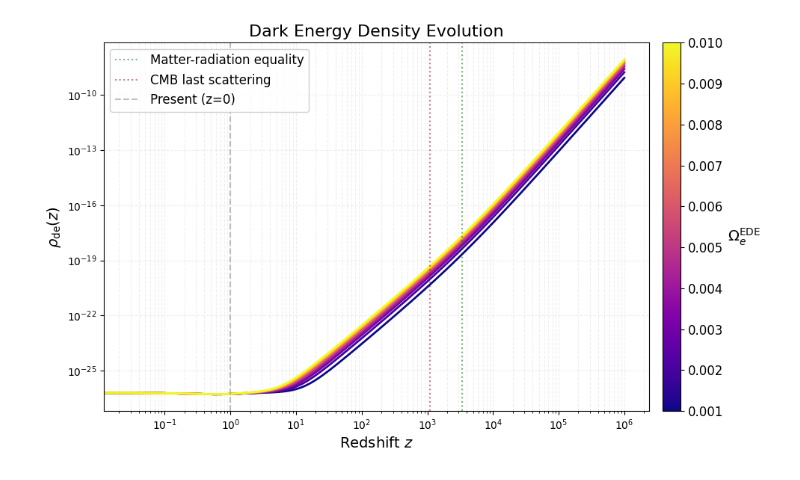
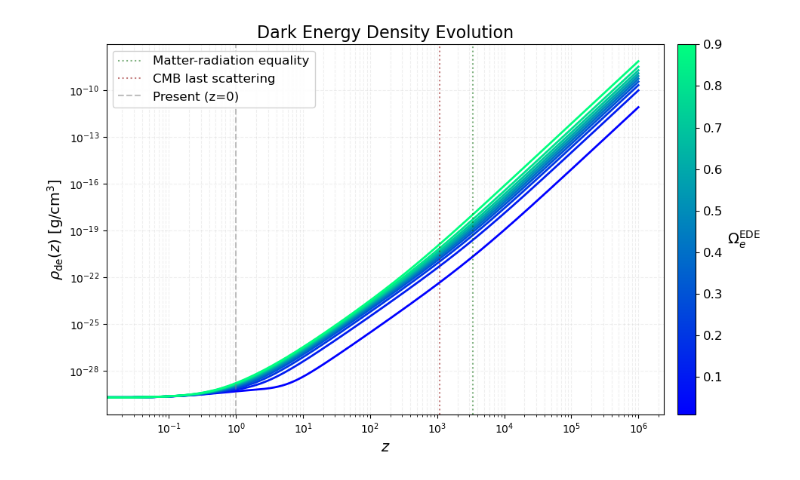
Before and after one commit to mazapataa/EDE, a Jupyter notebook: early.ipynb, the cells around one changed output. Cells and saved outputs as stored; diff of their text form; code cells hidden in the pictures.

Commit message:
q parameter

```diff
--- a/early.ipynb
+++ b/early.ipynb
@@ -8,7 +8,7 @@ import matplotlib.pyplot as plt
 
 # Constants and parameters
 Omega_ede0 = 0.7
-Omega_eEDE_values = np.linspace(0.001, 0.006, 6)
+Omega_eEDE_values = np.linspace(0.1, 0.9, 6)
 Omega_m0 = 0.3
 w0 = -1.0
 a_eq = 1/3400
@@ -54,7 +54,7 @@ for i, Omega_eEDE in enumerate(Omega_eEDE_values):
 plt.axhline(Omega_ede0, color='k', linestyle='--', alpha=0.5)
 plt.axvline(x=1, color='darkred', linestyle='--', alpha=0.5)
 plt.xlabel('a', fontsize=12)
-plt.ylabel(r'$\Omega_{\rm ede}(z)$', fontsize=12)
+plt.ylabel(r'$\Omega_{\rm ede}(a)$', fontsize=12)
 plt.title('Early Dark Energy Density', fontsize=14)
 plt.grid(True, which="both", ls="--", alpha=0.3)
 
@@ -74,7 +74,7 @@ plt.axvline(x=10, color='darkred', linestyle='--', alpha=0.5)
 plt.xlim(0, 1e6)
 plt.ylim(-1.0, 0.4)
 plt.gca().invert_xaxis()
-plt.xlabel('Redshift (z)', fontsize=12)
+plt.xlabel('z', fontsize=12)
 plt.ylabel(r'$w_{\rm ede}(z)$', fontsize=12)
 plt.title('EDE Equation of State', fontsize=14)
 plt.grid(True, which="both", ls="--", alpha=0.3)
@@ -111,15 +115,15 @@ from matplotlib.colors import Normalize
 # Cosmological parameters
 Omega_ede0 = 0.7          # Present EDE density
 Omega_m0 = 0.3            # Matter density
-Omega_r0 = 9e-5           # Radiation density
+Omega_r0 = 9e-4           # Radiation density
 w0 = -1.0                 # EDE equation of state parameter
 H0 = 70                   # Hubble constant [km/s/Mpc]
 
-a = np.logspace(0, -6, 100)  #
+
 
 
 # Early EDE values
-Omega_eEDE_values = np.linspace(0.001, 0.1, 10)
+Omega_eEDE_values = np.linspace(0.01, 0.9, 10)
 
 def Omega_ede(a, Omega_eEDE):
     term1 = (Omega_ede0 - (Omega_eEDE * (1. - a**(-3.*w0))))
@@ -130,13 +134,13 @@ def Omega_ede(a, Omega_eEDE):
 
 
 def hubble_parameter(a, Omega_eEDE):
-    return H0*np.sqrt(np.abs(Omega_m0*a**(-3) + Omega_r0*a**(-4) + Omega_ede(a, Omega_eEDE)))
+    return H0*np.sqrt((Omega_m0*a**(-3) + Omega_r0*a**(-4))/(1-Omega_ede(a, Omega_eEDE)))
 
 # Create figure with improved layout
 fig, ax = plt.subplots(figsize=(12, 7))
 
 # Set up colormap and normalization
-cmap = plt.cm.plasma
+cmap = plt.cm.winter
 norm = Normalize(vmin=min(Omega_eEDE_values), vmax=max(Omega_eEDE_values))
 
 # Plot Hubble parameter for each Omega_eEDE value
@@ -178,10 +232,26 @@ plt.show()
 # %%
-H0_SI = H0 * 1e3 / (1e6 * parsec)
+import numpy as np
+import matplotlib.pyplot as plt
+from matplotlib.colors import Normalize
+from matplotlib.cm import ScalarMappable
+from astropy.constants import c, G, M_sun, pc
+from astropy import units as u
+
+H0 = 67.66  # km/s/Mpc
+Omega_m0 = 0.311  # Matter density parameter
+Omega_r0 = 9.18e-5  # Radiation density parameter
+Omega_ede0 = 1 - Omega_m0 - Omega_r0  # Dark energy density parameter
+w0 = -1  # Dark energy equation of state
+
+# Convert H0 to SI units (1/s)
+H0_SI = H0 * u.km / u.s / u.Mpc
+H0_SI = H0_SI.to(1/u.s)
+
 
 a = np.logspace(0, -6, 500)
 z = 1/a - 1
 
-Omega_eEDE_values = np.linspace(0.001, 0.01, 10)
+Omega_eEDE_values = np.linspace(0.01, 0.9, 10)
 
 def Omega_ede(a, Omega_eEDE):
     term1 = (Omega_ede0 - (Omega_eEDE * (1. - a**(-3.*w0))))
@@ -190,46 +260,49 @@ def Omega_ede(a, Omega_eEDE):
     return (term1/term2) + term3
 
 def hubble_parameter(a, Omega_eEDE):
-    return H0 * np.sqrt(np.abs(Omega_m0*a**(-3) + Omega_r0*a**(-4) + Omega_ede(a, Omega_eEDE)))
+    return H0_SI.value * np.sqrt(Omega_m0*a**(-3) + Omega_r0*a**(-4)/(1-Omega_ede(a, Omega_eEDE)))
 
 def energy_density(a, Omega_eEDE):
-    H = hubble_parameter(a, Omega_eEDE) * 1e3 / (1e6 * parsec)
-    rho_crit = 3 * H**2 / (8 * np.pi * G)
+    H = hubble_parameter(a, Omega_eEDE)  # Now in 1/s
+    rho_crit = 3 * H**2 / (8 * np.pi * G.value)  # kg/m³
     rho_de = rho_crit * Omega_ede(a, Omega_eEDE)
-    return rho_de
 
-# Only one subplot now for energy density
+    # Convert to g/cm³ (instead of GeV/cm³)
+    rho_de = rho_de * (u.kg/u.m**3)
+    rho_de = rho_de.to(u.g/u.cm**3)
+    return rho_de.value
+
+
 fig, ax = plt.subplots(figsize=(10, 6))
-
-cmap = plt.cm.plasma
+cmap = plt.cm.winter
 norm = Normalize(vmin=min(Omega_eEDE_values), vmax=max(Omega_eEDE_values))
 
-# Plot only the energy density
 for Omega_eEDE in Omega_eEDE_values:
     rho = energy_density(a, Omega_eEDE)
     ax.plot(z, rho, '-', lw=2, color=cmap(norm(Omega_eEDE)))
 
-# Key epochs
+
 ax.axvline(x=3400, color='darkgreen', ls=':', alpha=0.5, label='Matter-radiation equality')
 ax.axvline(x=1100, color='darkred', ls=':', alpha=0.5, label='CMB last scattering')
 ax.axvline(x=1, color='gray', ls='--', alpha=0.5, label='Present (z=0)')
+
 
 ax.set_xscale('log')
 ax.set_yscale('log')
 ax.grid(True, which="both", ls="--", alpha=0.2)
 ax.legend(fontsize=12, framealpha=0.9)
 
-ax.set_ylabel(r'$\rho_{\rm de}(z)$', fontsize=14)
+
+ax.set_ylabel(r'$\rho_{\rm de}(z)$ [g/cm$^3$]', fontsize=14)
 ax.set_title('Dark Energy Density Evolution', fontsize=16)
-ax.set_xlabel('Redshift $z$', fontsize=14)
+ax.set_xlabel('$z$', fontsize=14)
 
 
-# Colorbar
 cbar = fig.colorbar(ScalarMappable(norm=norm, cmap=cmap), ax=ax, orientation='vertical', pad=0.02)
 cbar.set_label(r'$\Omega_e^{\mathrm{EDE}}$', fontsize=14, rotation=0, labelpad=20)
 cbar.ax.tick_params(labelsize=12)
 
 plt.tight_layout()
 plt.show()
 # %% [output]
-[figure, old version]
+[figure, new version]
```
Also changed, not shown: parts of 4 cells of this notebook.
